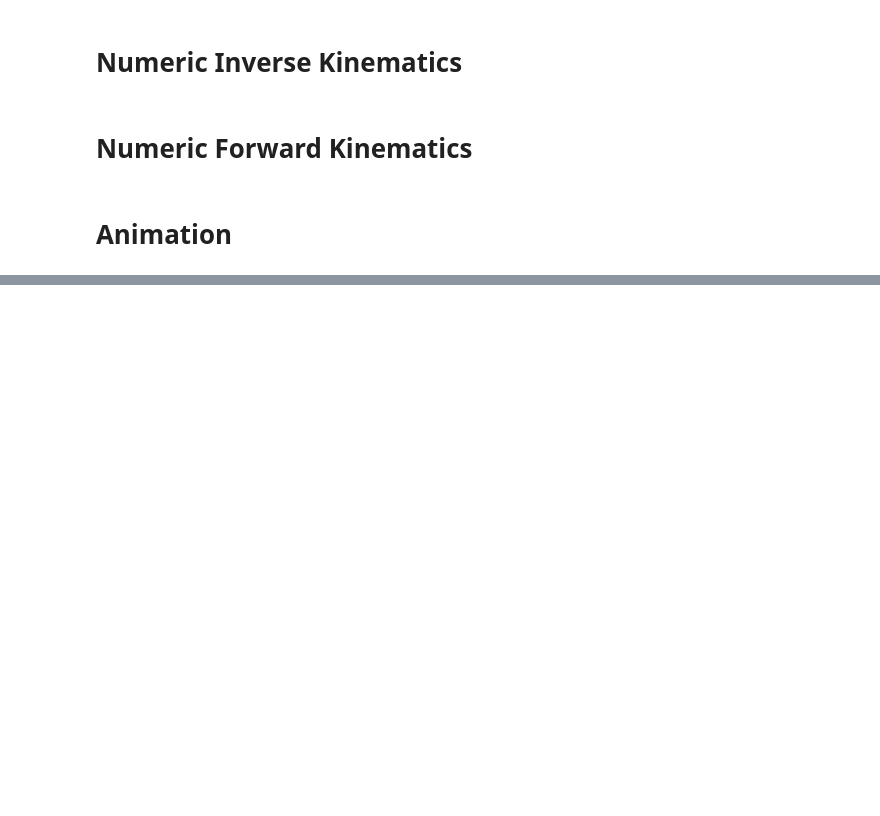
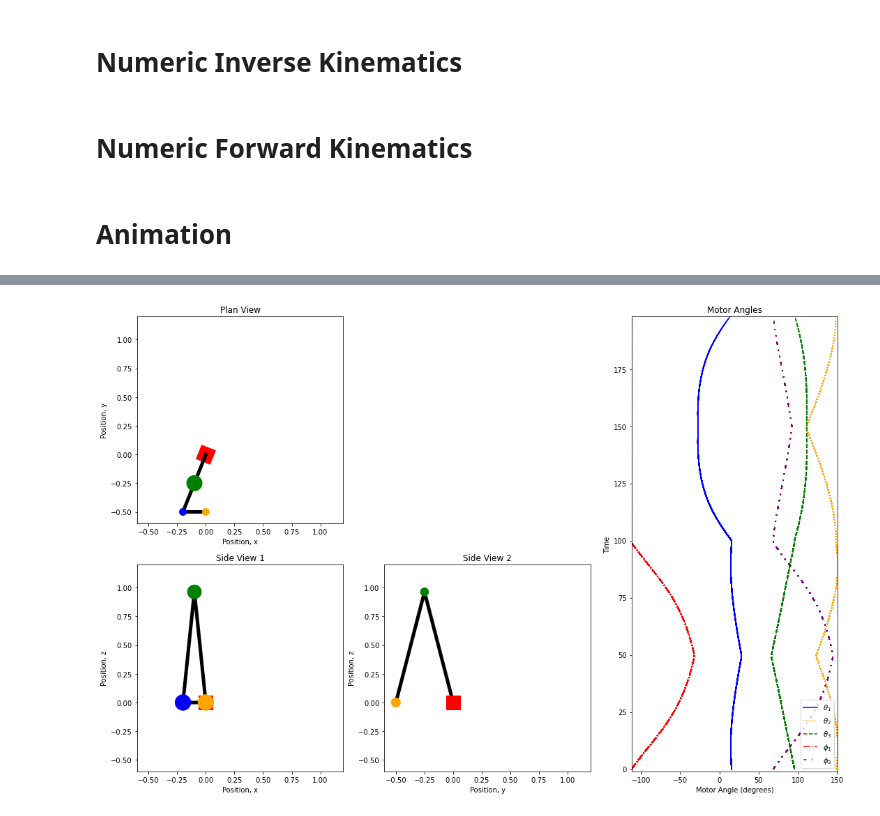
Before and after one commit to willjbourne/grabber-movement, a Jupyter notebook: numeric_kinematics.ipynb, the cells around one changed output, grey strips where cells are left out. Saved outputs shown, nothing was run; the diff lists cells and outputs as text; code cells hidden in the pictures; blank space fills up the shorter version.

```diff
--- a/numeric_kinematics.ipynb
+++ b/numeric_kinematics.ipynb
@@ -225,0 +197,65 @@ animate_5dof(x_points, y_points, z_points, th1, th2, th3, phi1, phi3)
+# %%
+
+def circle():
+    f = 200
+    z = np.zeros(f) + 2
+    i = np.linspace(0, np.pi*2, f)
+    x = 0.7*np.cos(i) + 0.7
+    y = 0.7*np.sin(i) + 0.7
+    phi = theta = np.zeros(f)
+    theta = np.zeros(f)+np.pi/5
+    return x, y, z, phi, theta
+
+def square():
+    f = 200
+
+    y = np.zeros(4*round(f/4)) - 0.5
+
+    x = np.concatenate((np.linspace(0, 1, round(f/4)),
+                        np.linspace(1, 1, round(f/4)),
+                        np.linspace(1, 0, round(f/4)),
+                        np.linspace(0, 0, round(f/4))), axis=0)
+
+    z = np.concatenate((np.linspace(0, 0, round(f/4)),
+                        np.linspace(0, 1, round(f/4)),
+                        np.linspace(1, 1, round(f/4)),
+                        np.linspace(1, 0, round(f/4))), axis=0)
+
+
+def vaccine():
+    f = 200
+
+    y = np.zeros(4*round(f/4)) - 0.5
+
+    x = np.concatenate((np.linspace(0, 1, round(f/4)),
+                        np.linspace(1, 0, round(f/4)),
+                        np.linspace(0, 0, round(f/4)),
+                        np.linspace(0, 0, round(f/4))), axis=0)
+
+    z = np.concatenate((np.linspace(0, 0, round(f/4)),
+                        np.linspace(0, 0, round(f/4)),
+                        np.linspace(0, 1, round(f/4)),
+                        np.linspace(1, 0, round(f/4))), axis=0)
+
+    phi = np.zeros(4*round(f/4))
+    theta = np.zeros(4*round(f/4)) + np.pi/2
+    return x, y, z, phi, theta
+
+
+
+
+x, y, z, phi, theta = vaccine()
+
+
+
+
+
+th1, th2, th3, phi1, phi3,_,_,_ = get_angles(x, y, z, phi, theta, r1=1, r2=1, r3=0.2)
+
+
+
+x_points, y_points, z_points = arm_coords(th1, th2, th3, phi1, phi3, r1=1, r2=1, r3=0.2)
+
+animate_5dof(x_points, y_points, z_points, th1, th2, th3, phi1, phi3)
+# %% [output]
+[figure, added]
```
Also changed, not shown: parts of 1 cell of this notebook, 2 other files.
